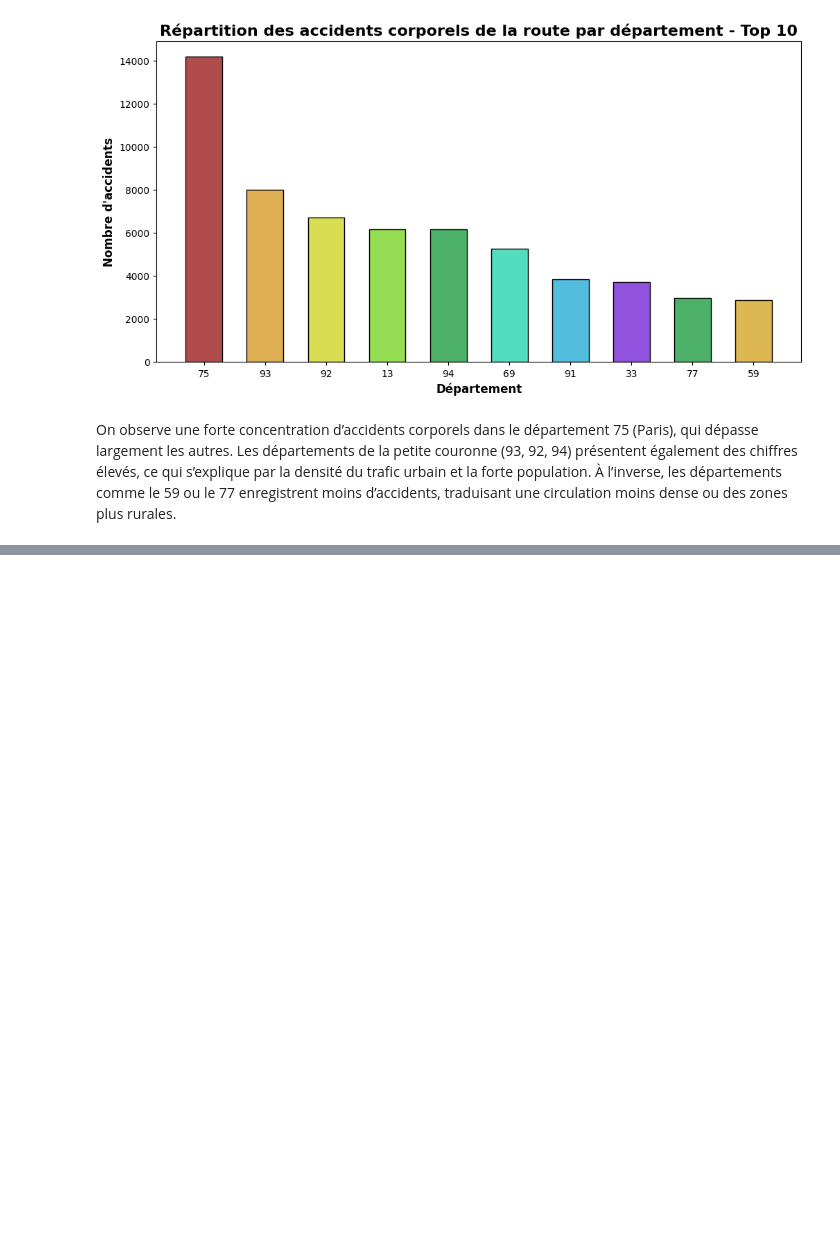
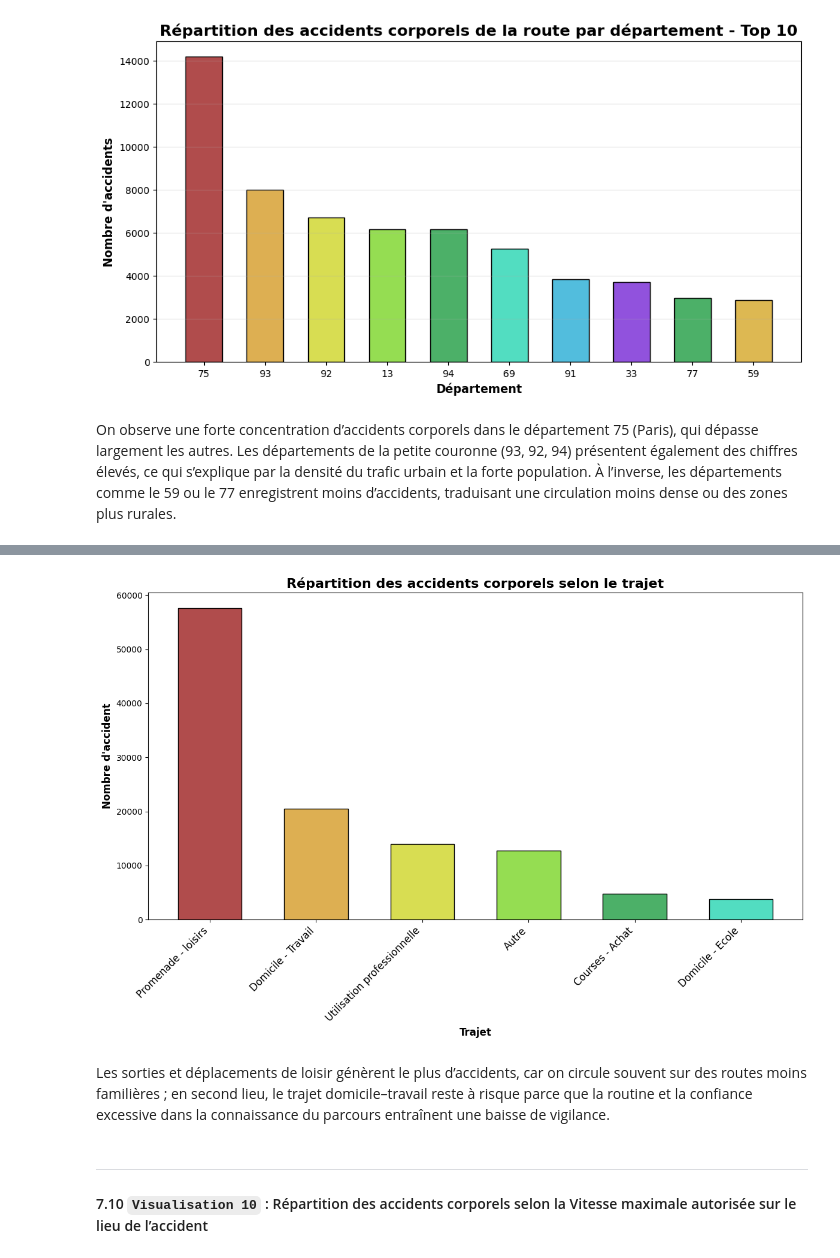
Before and after one commit to Ilyies07/analyse-data-accidents-route-france, a Jupyter notebook: analyse.ipynb, the cells around one changed output, grey strips where cells are left out. Drawn from its saved outputs; the diff is of its cells as text; code cells hidden in the pictures; blank space fills up the shorter version.

```diff
--- a/analyse.ipynb
+++ b/analyse.ipynb
@@ -883,0 +977,3 @@ Les départements de la petite couronne (93, 92, 94) présentent également des
+# %%
+count_traj = df["trajet"].value_counts().sort_values(ascending=False)
+count_traj.describe()
@@ -883,0 +990,38 @@ Les départements de la petite couronne (93, 92, 94) présentent également des
+# %%
+# Dictionnaire de correspondance code -> nom du trajet
+labels_trajet = {
+    1: "Domicile - Travail",
+    2: "Domicile - Ecole",
+    3: "Courses - Achat",
+    4: "Utilisation professionnelle",
+    5: "Promenade - loisirs",
+    9: "Autre"
+}
+
+
+# On génère les labels dans le MÊME ordre que count_traj après le tri
+noms_tries = [labels_trajet[code] for code in count_traj.index]
+
+plt.figure(figsize=(12,8))
+plt.bar(
+    range(len(count_traj)),      # positions régulières 0,1,2,3... au lieu des codes
+    count_traj.values,
+    color=["#b04c4c", "#ddaf52", "#d8dd52", "#95dd52",
+           "#4cb068", "#52ddc1"],
+    edgecolor='black',
+    width=0.6,
+)
+
+plt.title("Répartition des accidents corporels selon le trajet", fontsize=16, fontweight='bold')
+plt.xticks(range(len(count_traj)), noms_tries, rotation=45, ha='right', fontsize="12")
+plt.xlabel("Trajet", fontweight='bold', fontsize=12)
+plt.ylabel("Nombre d'accident", fontweight='bold', fontsize=12)
+plt.tight_layout()
+plt.show()
+# %% [output]
+[figure, added]
+# %% [markdown]
+Les sorties et déplacements de loisir génèrent le plus d’accidents, car on circule souvent sur des routes moins familières ; en second lieu, le trajet domicile–travail reste à risque parce que la routine et la confiance excessive dans la connaissance du parcours entraînent une baisse de vigilance.
+# %% [markdown]
+---
+#### 7.10 `Visualisation 10` : Répartition des accidents corporels selon la Vitesse maximale autorisée sur le lieu de l’accident
```
Also changed, not shown: parts of 19 cells of this notebook.
